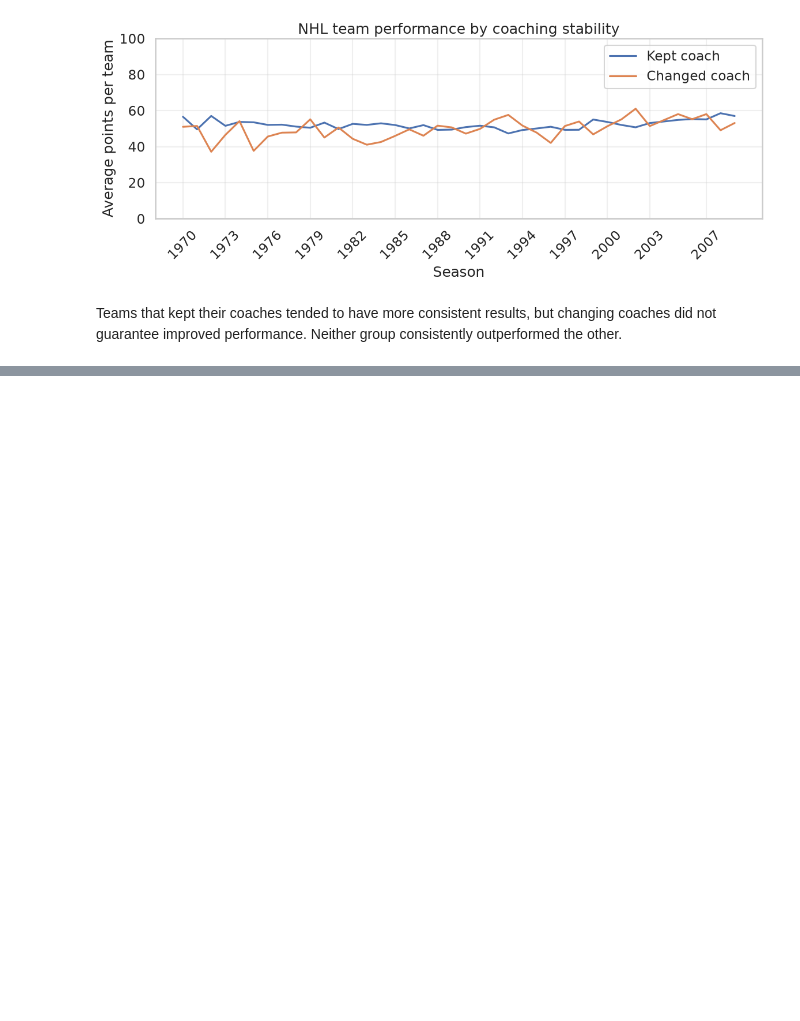
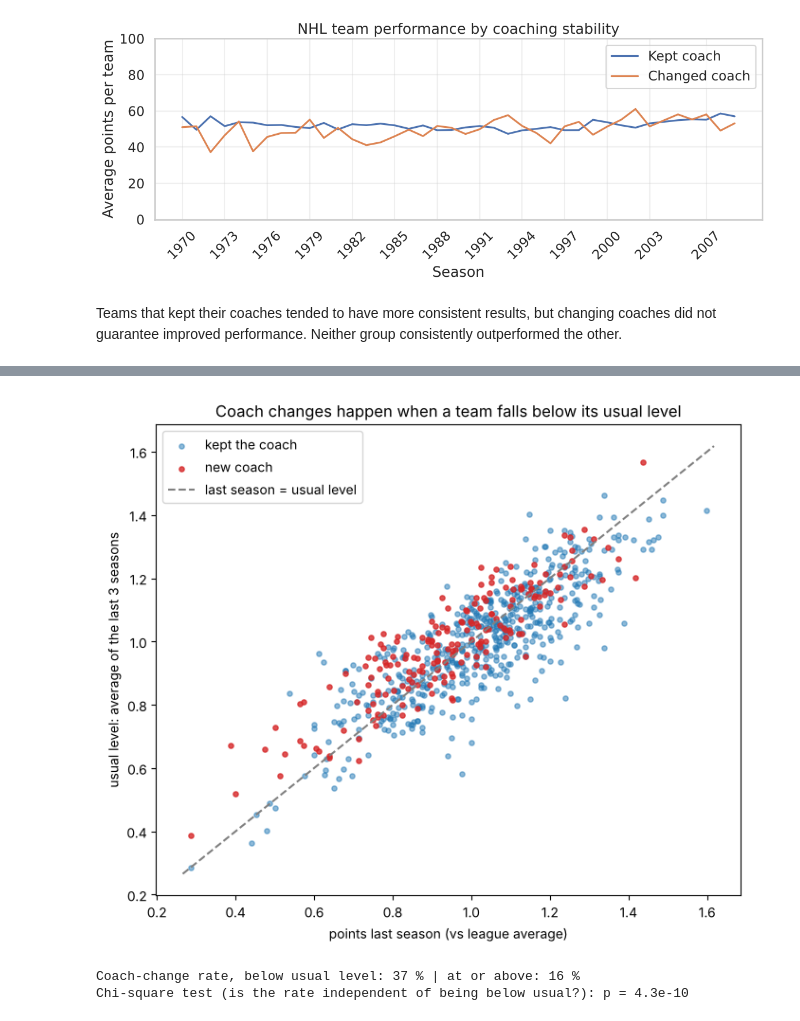
Before and after one commit to up202303702/AC, a Jupyter notebook: notebooks/01_data_overview.ipynb, the cells around one changed output, grey strips where cells are left out. Drawn from its saved outputs; the diff is of its cells as text; code cells hidden in the pictures; blank space fills up the shorter version.

Commit message:
plots e foda se

```diff
--- a/notebooks/01_data_overview.ipynb
+++ b/notebooks/01_data_overview.ipynb
@@ -369,0 +677,22 @@ Teams that kept their coaches tended to have more consistent results, but changi
+# %%
+b = teams.dropna(subset=["coach_change"])
+fig, ax = plt.subplots(figsize=(7, 6))
+for value, colour, label in [(0, "tab:blue", "kept the coach"), (1, "tab:red", "new coach")]:
+    g = b[b["coach_change"] == value]
+    ax.scatter(g["last_pts_vs_avg"], g["avg3_pts_vs_avg"], s=14, alpha=0.5 if value == 0 else 0.8, c=colour, label=label)
+lims = [b[["last_pts_vs_avg", "avg3_pts_vs_avg"]].min().min() - 0.02, b[["last_pts_vs_avg", "avg3_pts_vs_avg"]].max().max() + 0.02]
+ax.plot(lims, lims, ls="--", color="grey", label="last season = usual level")
+ax.set(xlabel="points last season (vs league average)", ylabel="usual level: average of the last 3 seasons",
+       title="Coach changes happen when a team falls below its usual level")
+ax.legend()
+plt.tight_layout(); plt.savefig(FIG / "below_usual_coach_change.png", dpi=150, bbox_inches="tight"); plt.show()
+
+below = b["pts_vs_usual"] < 0
+print("Coach-change rate, below usual level:", round(b.loc[below, "coach_change"].mean() * 100), "%",
+      "| at or above:", round(b.loc[~below, "coach_change"].mean() * 100), "%")
+chi2, p, _, _ = chi2_contingency(pd.crosstab(below, b["coach_change"]))
+print("Chi-square test (is the rate independent of being below usual?): p =", f"{p:.1e}")
+# %% [output]
+[figure, added]
+Coach-change rate, below usual level: 37 % | at or above: 16 %
+Chi-square test (is the rate independent of being below usual?): p = 4.3e-10
```
Also changed, not shown: parts of 35 cells of this notebook, 17 other files.
